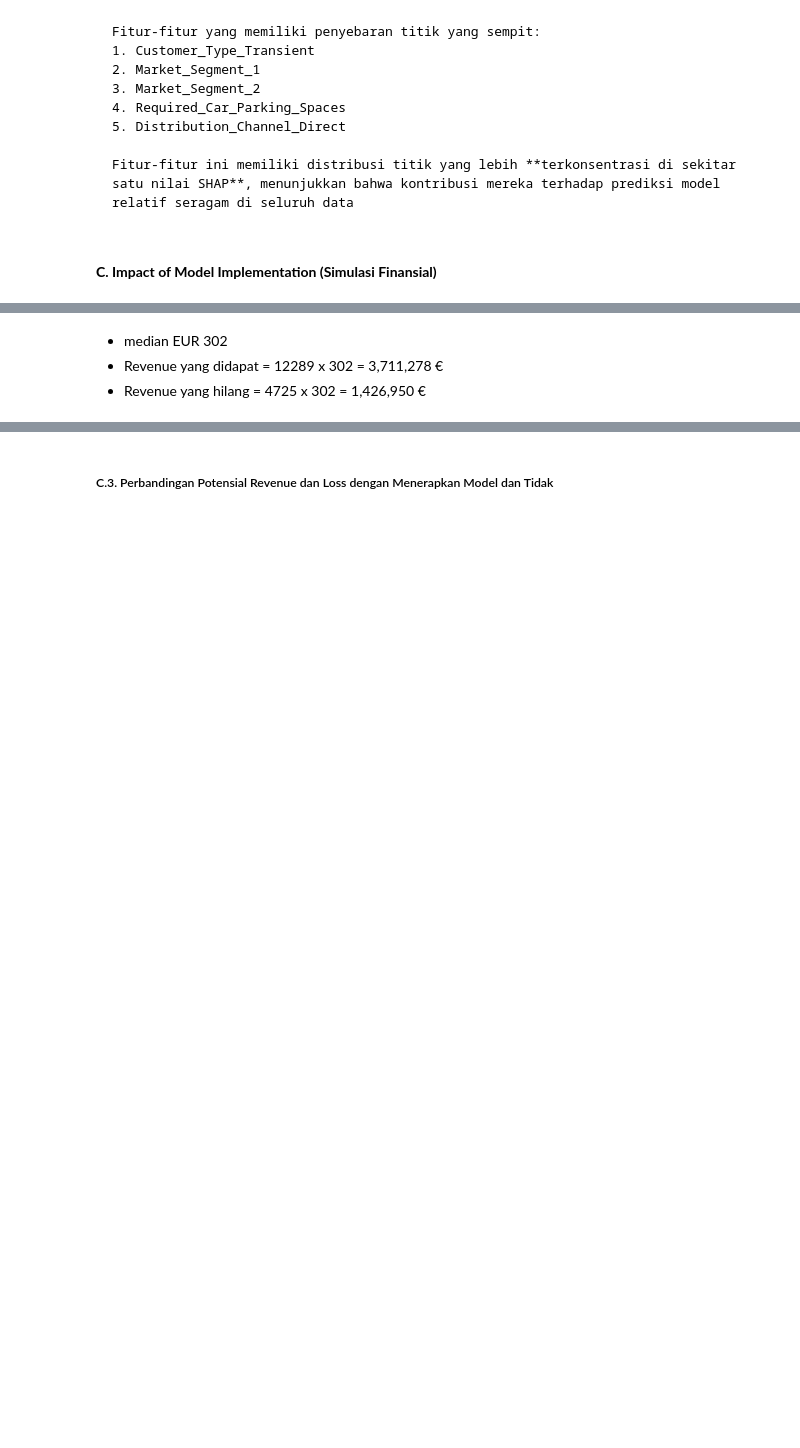
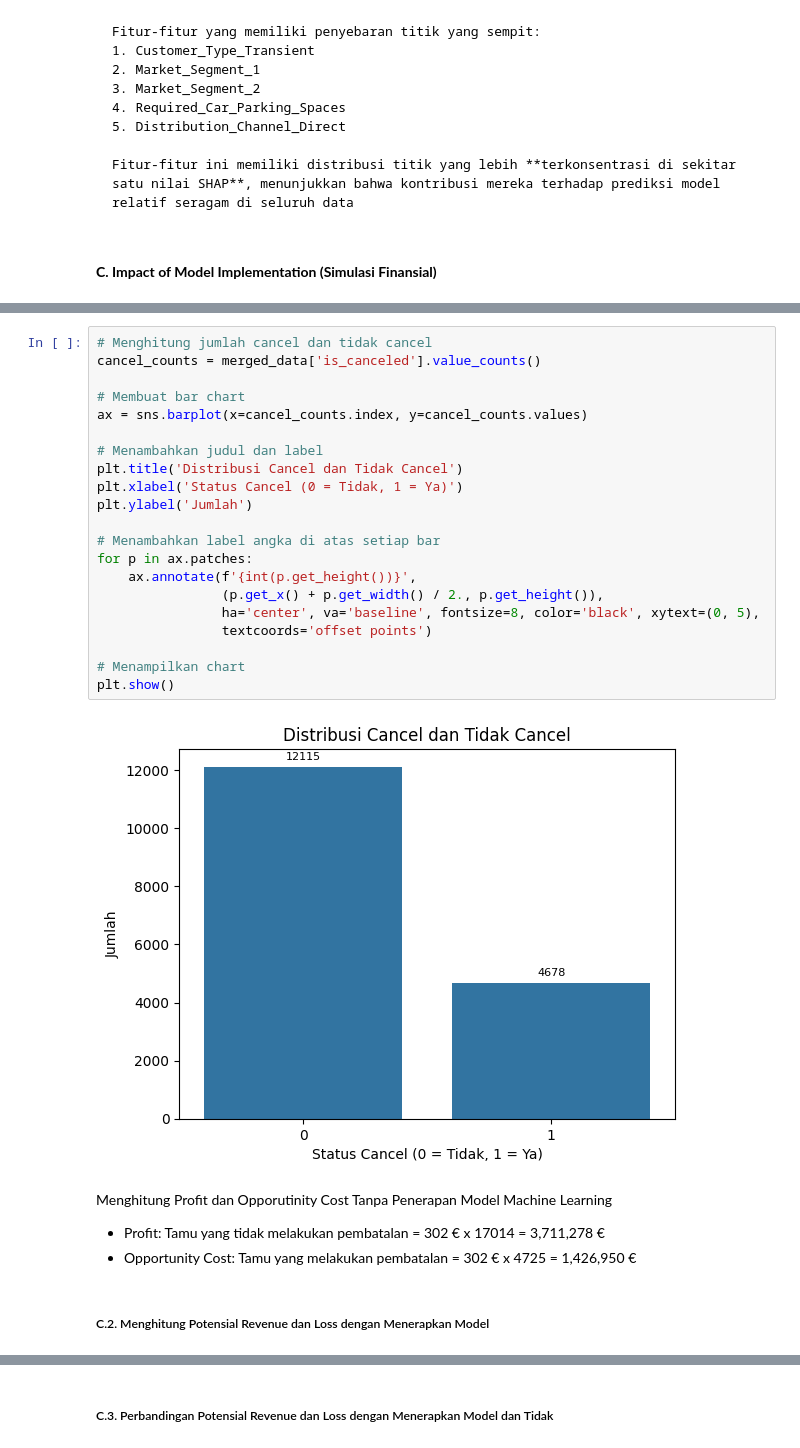
Before and after one commit to zanputra/FinProDelta, a Jupyter notebook: FINPRO_Delta_Team - 19 august.ipynb, the cells around one changed output, grey strips where cells are left out. Cells and saved outputs as stored; diff of their text form; blank space fills up the shorter version.

```diff
--- a/FINPRO_Delta_Team - 19 august.ipynb
+++ b/FINPRO_Delta_Team - 19 august.ipynb
@@ -3360,4 +3228,30 @@ merged_data['total_fee'].median()
-# %% [markdown]
- - median EUR 302
- - Revenue yang didapat = 12289 x 302 = 3,711,278 €
- - Revenue yang hilang  = 4725 x 302 = 1,426,950 €
+# %%
+# Menghitung jumlah cancel dan tidak cancel
+cancel_counts = merged_data['is_canceled'].value_counts()
+
+# Membuat bar chart
+ax = sns.barplot(x=cancel_counts.index, y=cancel_counts.values)
+
+# Menambahkan judul dan label
+plt.title('Distribusi Cancel dan Tidak Cancel')
+plt.xlabel('Status Cancel (0 = Tidak, 1 = Ya)')
+plt.ylabel('Jumlah')
+
+# Menambahkan label angka di atas setiap bar
+for p in ax.patches:
+    ax.annotate(f'{int(p.get_height())}',
+                (p.get_x() + p.get_width() / 2., p.get_height()),
+                ha='center', va='baseline', fontsize=8, color='black', xytext=(0, 5),
+                textcoords='offset points')
+
+# Menampilkan chart
+plt.show()
+# %% [output]
+[figure, added]
+# %% [markdown]
+Menghitung Profit dan Opporutinity Cost Tanpa Penerapan Model Machine Learning
+
+- Profit: Tamu yang tidak melakukan pembatalan = 302 € x 17014 = 3,711,278 €
+- Opportunity Cost: Tamu yang melakukan pembatalan = 302 € x 4725 = 1,426,950 €
+# %% [markdown]
+##### C.2. Menghitung Potensial Revenue dan Loss dengan Menerapkan Model
```
Also changed, not shown: parts of 52 cells of this notebook, 3 other files.
